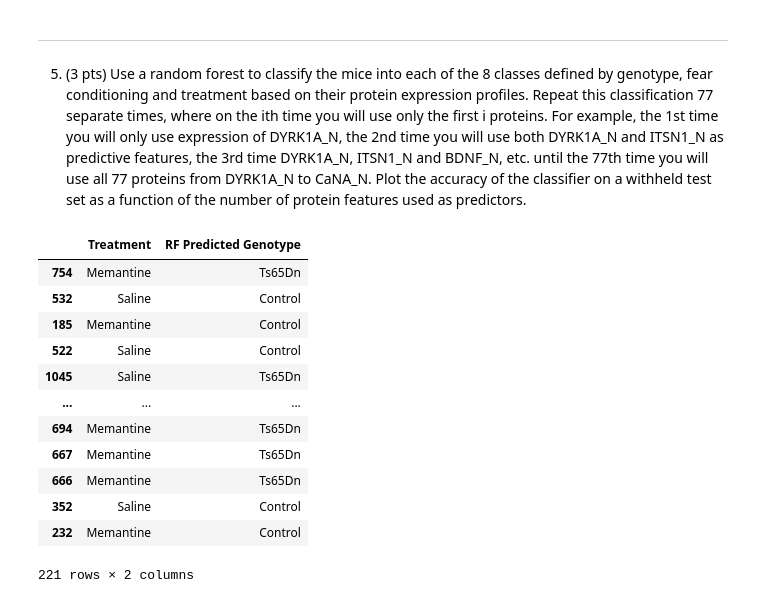
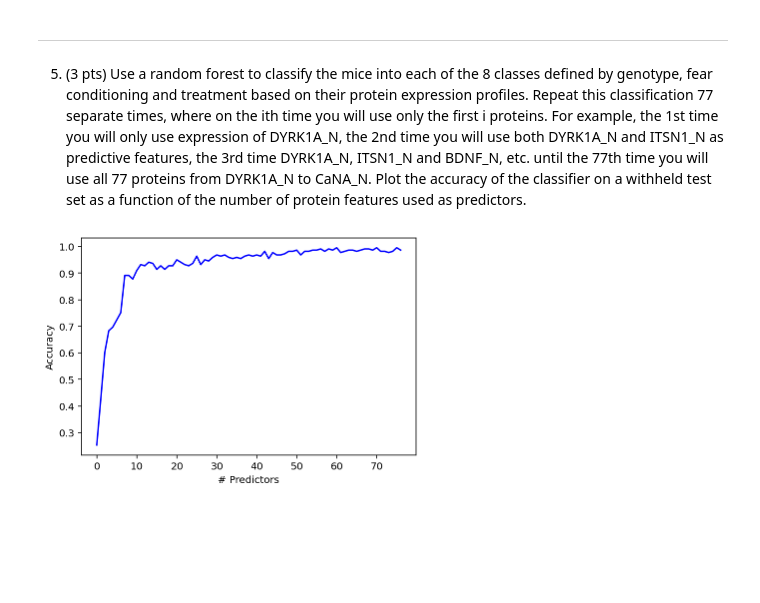
Before and after one commit to nishadalal120/NEU-365P-385L-Spring-2021, a Jupyter notebook: homework/homework_classification.ipynb, the cells around one changed output. Drawn from its saved outputs; the diff is of its cells as text; code cells hidden in the pictures; blank space fills up the shorter version.

```diff
--- a/homework/homework_classification.ipynb
+++ b/homework/homework_classification.ipynb
@@ -132,34 +121,27 @@ print(X.shape, y.shape)
 ---
 5. (3 pts) Use a random forest to classify the mice into each of the 8 classes defined by genotype, fear conditioning and treatment based on their protein expression profiles. Repeat this classification 77 separate times, where on the ith time you will use only the first i proteins. For example, the 1st time you will only use expression of DYRK1A_N, the 2nd time you will use both DYRK1A_N and ITSN1_N as predictive features, the 3rd time DYRK1A_N, ITSN1_N and BDNF_N, etc. until the 77th time you will use all 77 proteins from DYRK1A_N to CaNA_N. Plot the accuracy of the classifier on a withheld test set as a function of the number of protein features used as predictors.
 # %%
-genotype_results = pd.DataFrame(y_test)
-
-
 X = mice.loc[:,'DYRK1A_N':'CaNA_N']  # just protein expression levels
-y = mice['Genotype']
+y = mice['class']
 
 X_train, X_test, y_train, y_test = train_test_split(X, y, test_size=0.4, random_state=1)
 
-model = RandomForestClassifier(n_estimators=100, random_state=1)
-model.fit(X_train, y_train)
+model_RF = RandomForestClassifier(n_estimators=100, random_state=1) #create our model, tell it how many estimators we want
 
-RandomForestClassifier(random_state=1)
+accuracy = np.zeros(78)
+for i in range(0, 77):
+    i +=1
+    X_train_i = X_train.iloc[:, 0:i]
+    X_test_i = X_test.iloc[:, 0:i]
+    model_RF.fit(X_train_i, y_train) #fit
+    y_test_pred_RF = model_RF.predict(X_test_i) #get predictions
+    accuracy[i] = accuracy_score(y_test, y_test_pred_RF)
 
-y_test_pred = model.predict(X_test)
-
-genotype_results['RF Predicted Genotype'] = y_test_pred
-genotype_results
+accuracy = accuracy[1:]
-# %% [output]
-|  | Treatment | RF Predicted Genotype |
-| 754 | Memantine | Ts65Dn |
-| 532 | Saline | Control |
-| 185 | Memantine | Control |
-| 522 | Saline | Control |
-| 1045 | Saline | Ts65Dn |
-| ... | ... | ... |
-| 694 | Memantine | Ts65Dn |
-| 667 | Memantine | Ts65Dn |
-| 666 | Memantine | Ts65Dn |
-| 352 | Saline | Control |
-| 232 | Memantine | Control |
-221 rows × 2 columns
+# %%
+plt.plot(range(77), accuracy, color='b')
+plt.xlabel('# Predictors')
+plt.ylabel('Accuracy')
+plt.show()
+# %% [output]
+[figure, added]
```
Also changed, not shown: parts of 9 cells of this notebook.
